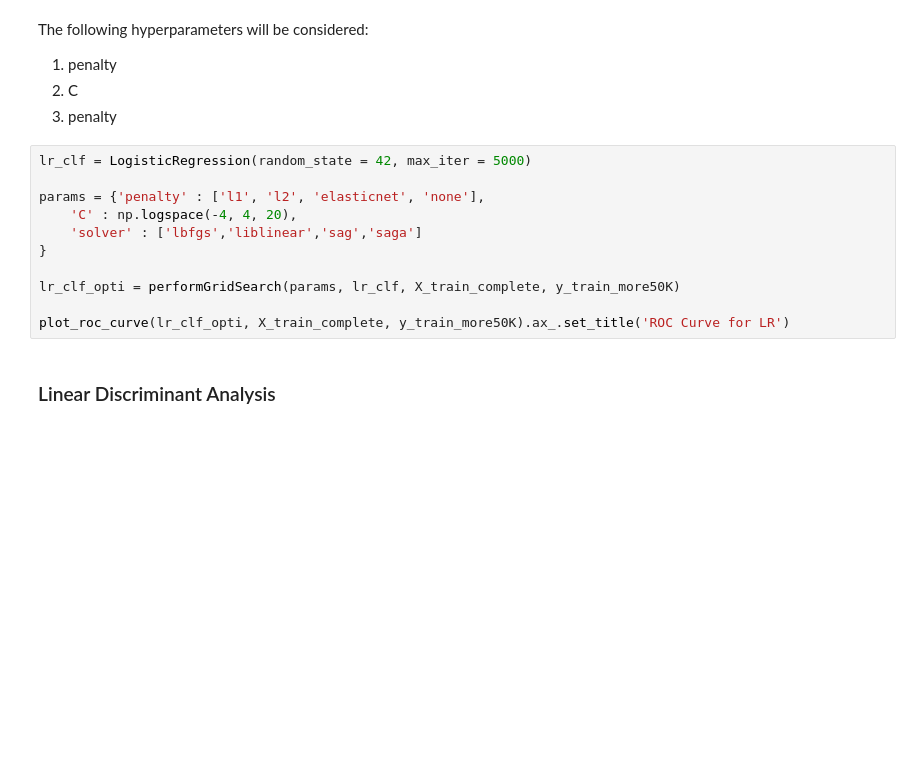
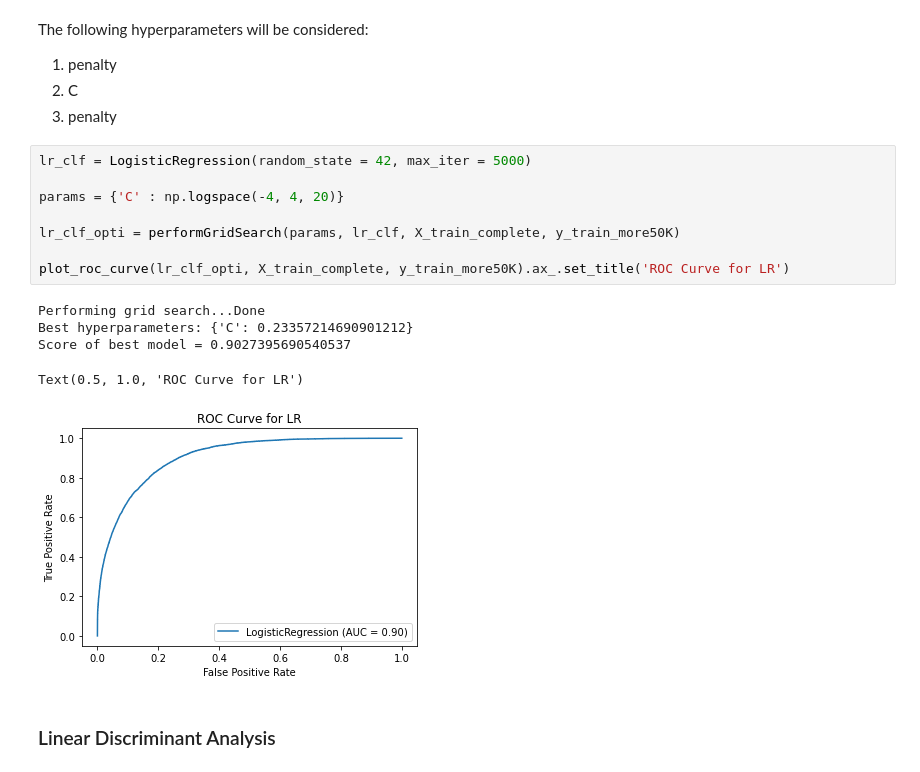
Before and after one commit to DrDubuPhD/AdultCensus_Classification, a Jupyter notebook: Artificial Intelligence Techniques Assignment.ipynb, the cells around one changed output. Drawn from its saved outputs; the diff is of its cells as text; blank space fills up the shorter version.

Commit message:
Changed Some HyperParameters

```diff
--- a/Artificial Intelligence Techniques Assignment.ipynb
+++ b/Artificial Intelligence Techniques Assignment.ipynb
@@ -682,14 +686,17 @@ The following hyperparameters will be considered:
 # %%
 lr_clf = LogisticRegression(random_state = 42, max_iter = 5000)
 
-params = {'penalty' : ['l1', 'l2', 'elasticnet', 'none'],
-    'C' : np.logspace(-4, 4, 20),
-    'solver' : ['lbfgs','liblinear','sag','saga']
-}
+params = {'C' : np.logspace(-4, 4, 20)}
 
 lr_clf_opti = performGridSearch(params, lr_clf, X_train_complete, y_train_more50K)
 
 plot_roc_curve(lr_clf_opti, X_train_complete, y_train_more50K).ax_.set_title('ROC Curve for LR')
+# %% [output]
+Performing grid search...Done
+Best hyperparameters: {'C': 0.23357214690901212}
+Score of best model = 0.9027395690540537
+Text(0.5, 1.0, 'ROC Curve for LR')
+[figure, added]
 # %% [markdown]
 ### Linear Discriminant Analysis
 # %% [markdown]
```
Also changed, not shown: parts of 6 cells of this notebook.
